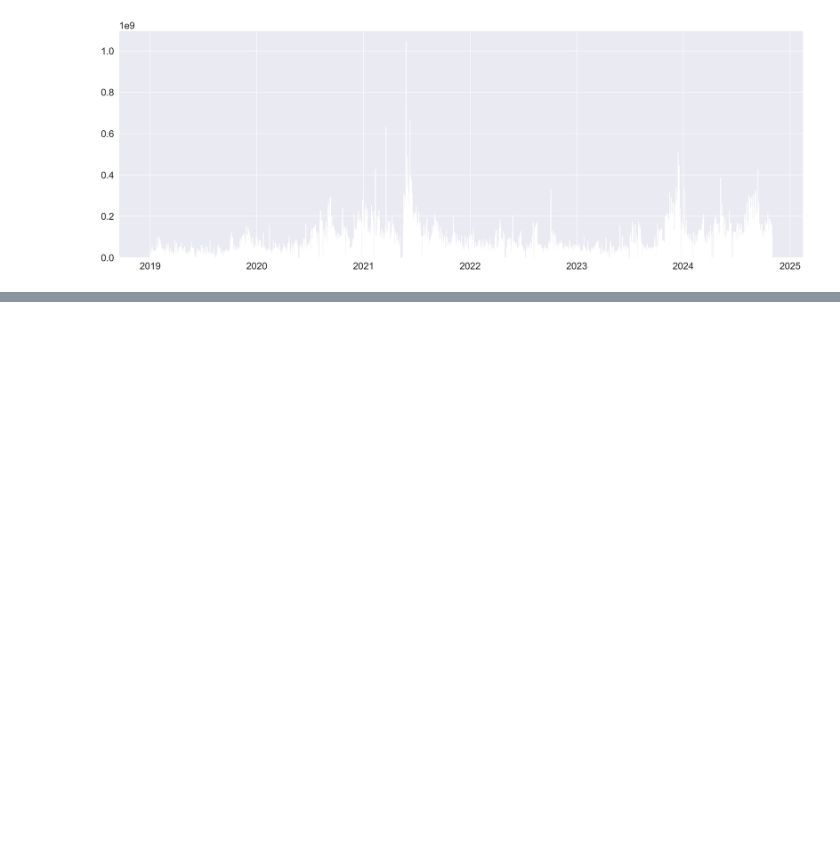
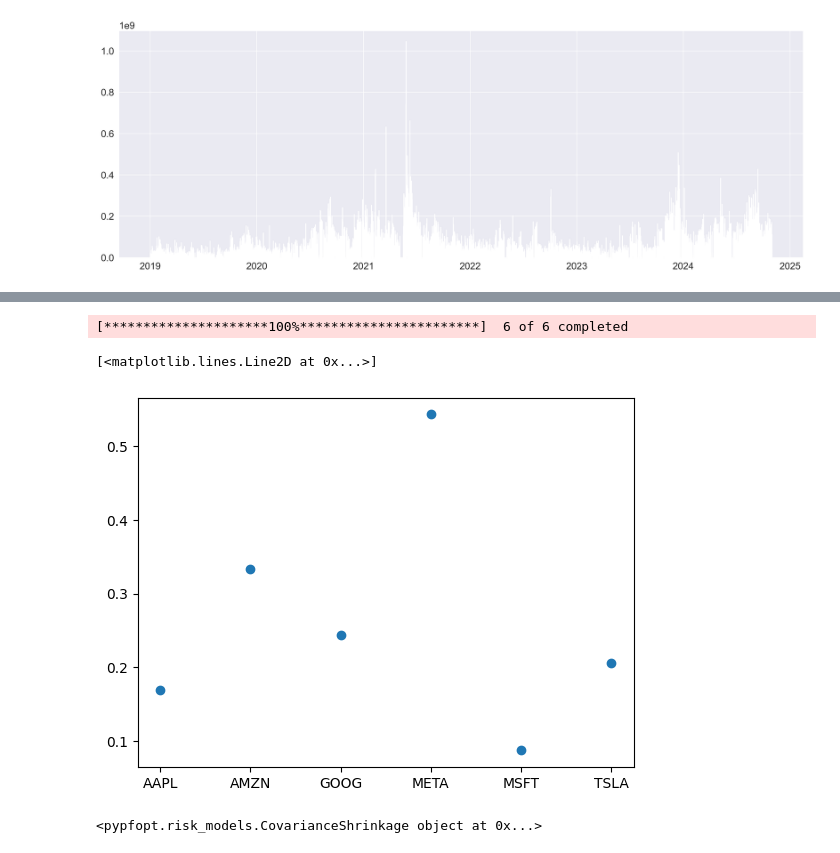
Before and after one commit to raza141/fund_tracker_psx, a Jupyter notebook: main.ipynb, the cells around one changed output, grey strips where cells are left out. Cells and saved outputs as stored; diff of their text form; code cells hidden in the pictures; blank space fills up the shorter version.

```diff
--- a/main.ipynb
+++ b/main.ipynb
@@ -127,0 +187,14 @@ raw_stock_dir = Path(STOCKS_DIR)
+# %%
+import yfinance as yf
+
+tickers = ['AAPL', 'GOOG', 'MSFT', 'TSLA', 'AMZN', 'META']
+data = yf.download(tickers, period='1y', interval='1d')['Adj Close']
+# %% [output]
+[*********************100%***********************]  6 of 6 completed
+# %%
+data.reset_index(inplace=True)
+# %%
+import pandas as pd
+data['Date'] = pd.to_datetime(data['Date']).dt.date
+# %%
+data.set_index('Date', inplace=True)
@@ -127,0 +208,7 @@ raw_stock_dir = Path(STOCKS_DIR)
+# %%
+prices = mean_historical_return(data, frequency=252, log_returns=True)
+
+plt.plot(prices, linestyle='None', marker='o')
+# %% [output]
+[<matplotlib.lines.Line2D at 0x...>]
+[figure, added]
@@ -127,0 +217,4 @@ raw_stock_dir = Path(STOCKS_DIR)
+# %%
+print(cs)
+# %% [output]
+<pypfopt.risk_models.CovarianceShrinkage object at 0x...>
```
Also changed, not shown: parts of 38 cells of this notebook, 5 other files.
